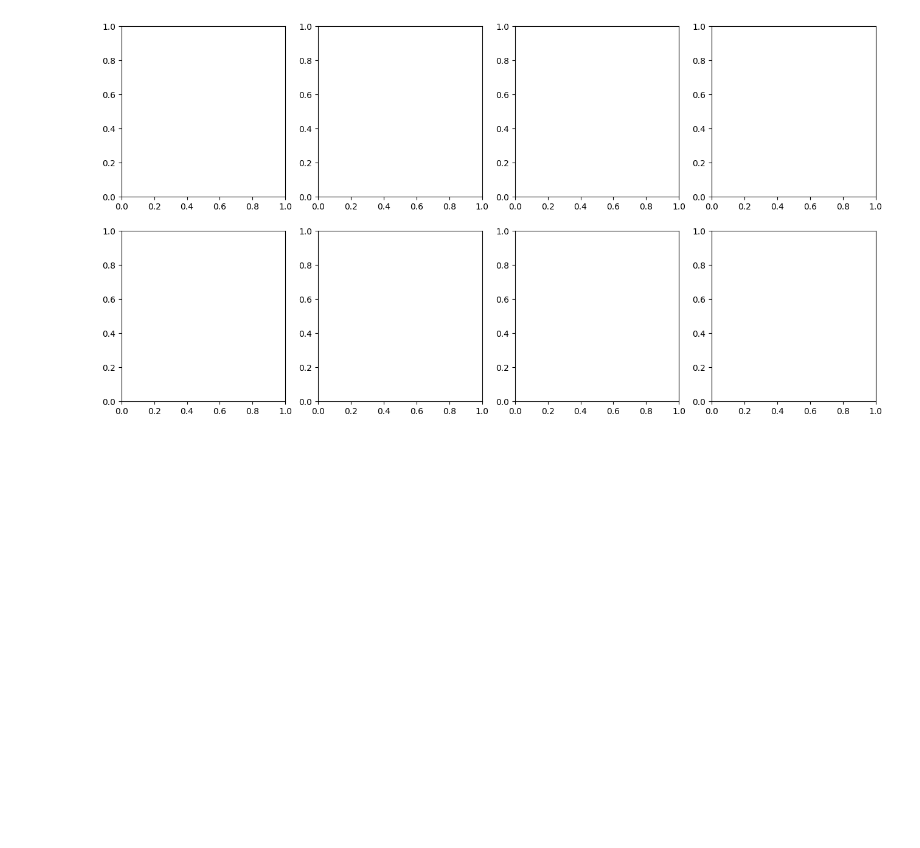
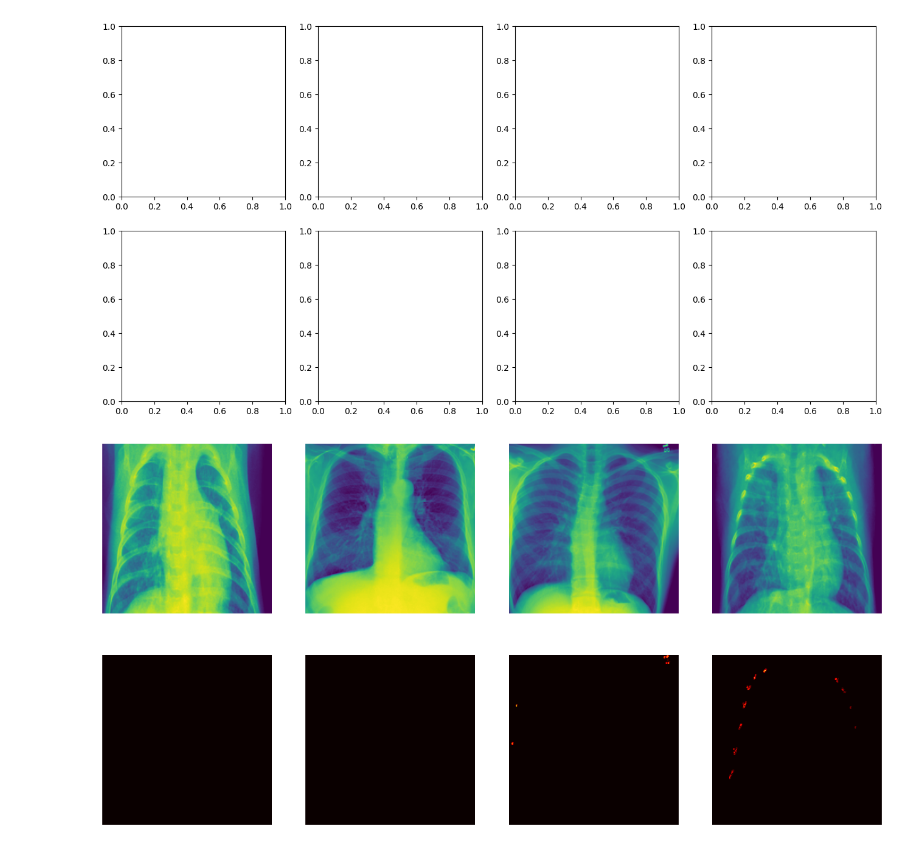
Before and after one commit to rijegaro287/proyecto_2_IRP, a Jupyter notebook: proyecto_2_IRP.ipynb, the cells around one changed output. Saved outputs shown, nothing was run; the diff lists cells and outputs as text; code cells hidden in the pictures; blank space fills up the shorter version.

```diff
--- a/proyecto_2_IRP.ipynb
+++ b/proyecto_2_IRP.ipynb
@@ -2880,3 +2880,37 @@ plt.show()
 # %% [output]
 RuntimeError: mat1 and mat2 shapes cannot be multiplied (16x841 and 13456x512)
 [figure]
+# %%
+model.eval()
+
+X_test = next(iter(test_dataloader))
+
+num_samples = 4
+
+fig, ax = plt.subplots(2, num_samples, figsize=(16, 8))
+
+for i in range(num_samples):
+    current_sample = X_test[0][i]
+
+    current_sample.requires_grad_()
+
+    scores = model(current_sample)
+
+    score_max_index = scores[0].argmax()
+    score_max = scores[0, score_max_index.item()]
+
+    score_max.backward()
+
+    X_test_grad = current_sample.grad.abs()
+
+    X_test_grad = X_test_grad.detach().numpy()
+
+    ax[0, i].imshow(current_sample[0].detach().numpy())
+    ax[0, i].axis('off')
+
+    img = ax[1, i].imshow(X_test_grad[0], cmap=plt.cm.hot)
+    ax[1, i].axis('off')
+
+plt.show()
+# %% [output]
+[figure, added]
```
